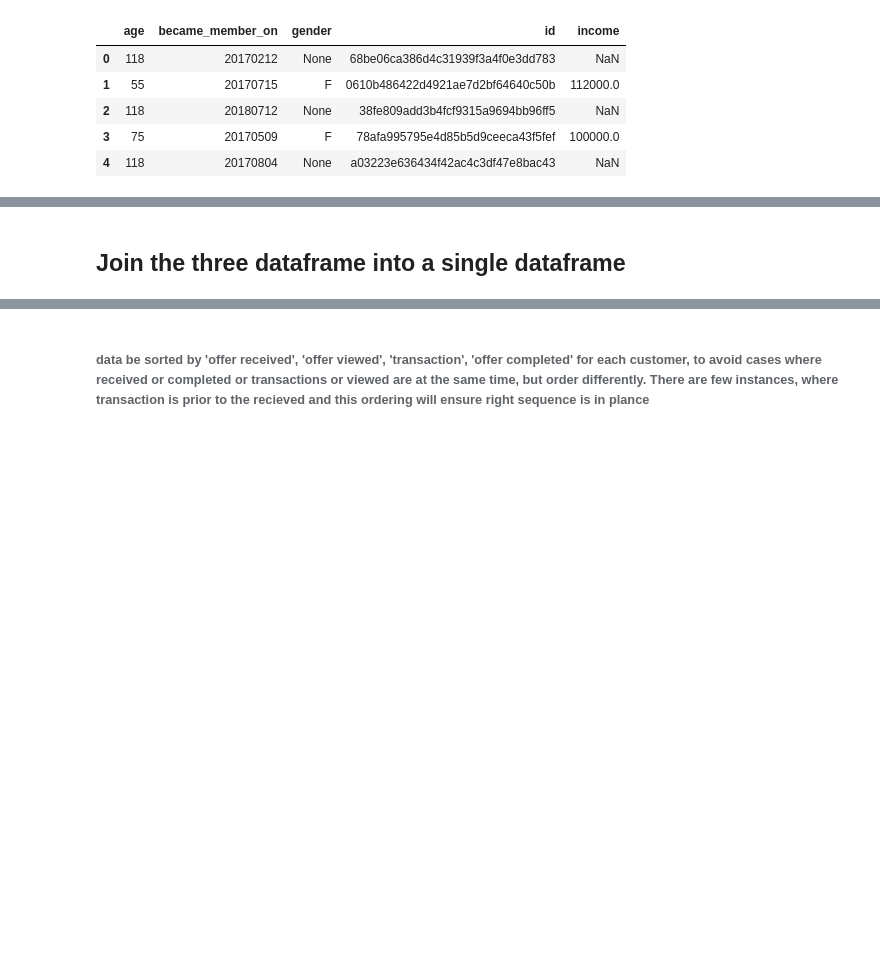
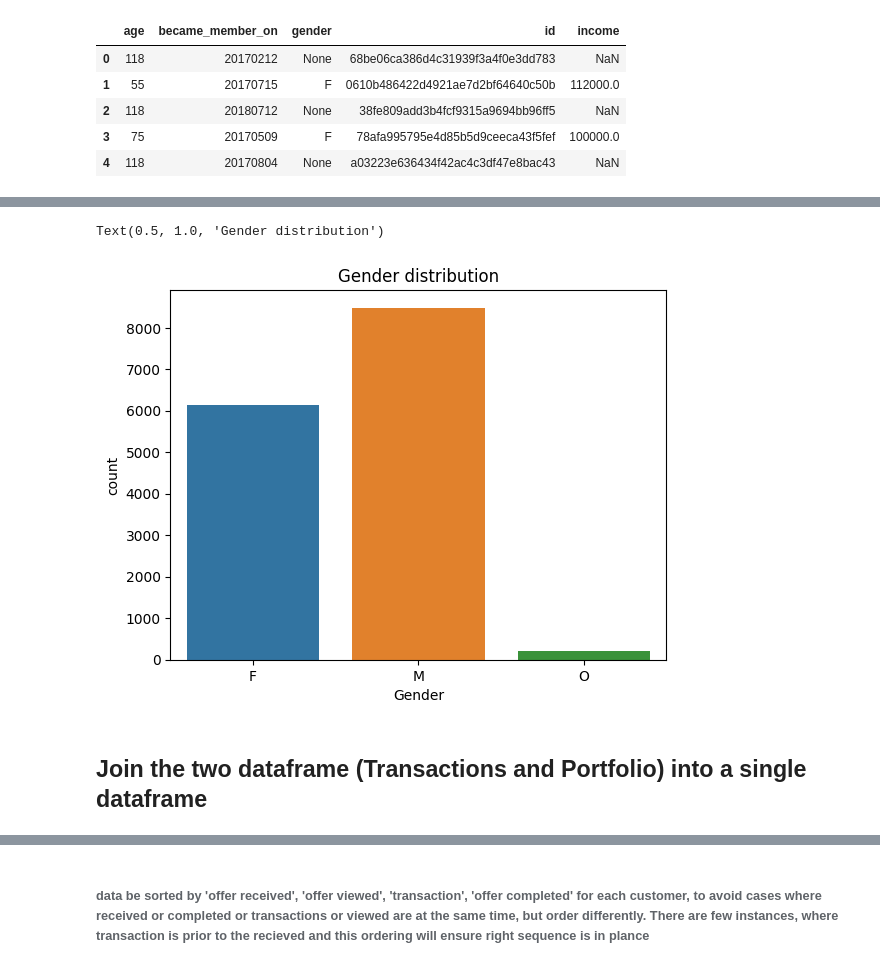
Before and after one commit to mdeevan/StarbucksCapstone, a Jupyter notebook: Starbucks_Capstone_notebook.ipynb, the cells around one changed output, grey strips where cells are left out. Saved outputs shown, nothing was run; the diff lists cells and outputs as text; code cells hidden in the pictures; blank space fills up the shorter version.

```diff
--- a/Starbucks_Capstone_notebook.ipynb
+++ b/Starbucks_Capstone_notebook.ipynb
@@ -393,0 +474,2 @@ profile2.head()
+# %%
+profile2.dropna(subset=['gender'], inplace=True)
@@ -394,5 +499,20 @@ profile2.head()
+# %%
+ax = plt.subplot()
+
+plt.style.use('default')
+# plt.grid(True, which='both')
+
+sns.countplot(x='gender',
+            data = profile2
+            )
+ax.set_xlabel('Gender')
+
+plt.title('Gender distribution')
+# %% [output]
+Text(0.5, 1.0, 'Gender distribution')
+[figure, added]
 # %% [markdown]
-## Join the three dataframe into a single dataframe
+## Join the two dataframe (Transactions and Portfolio) into a single dataframe
 # %%
 # profile2.head()
 # %%
```
Also changed, not shown: parts of 177 cells of this notebook.
